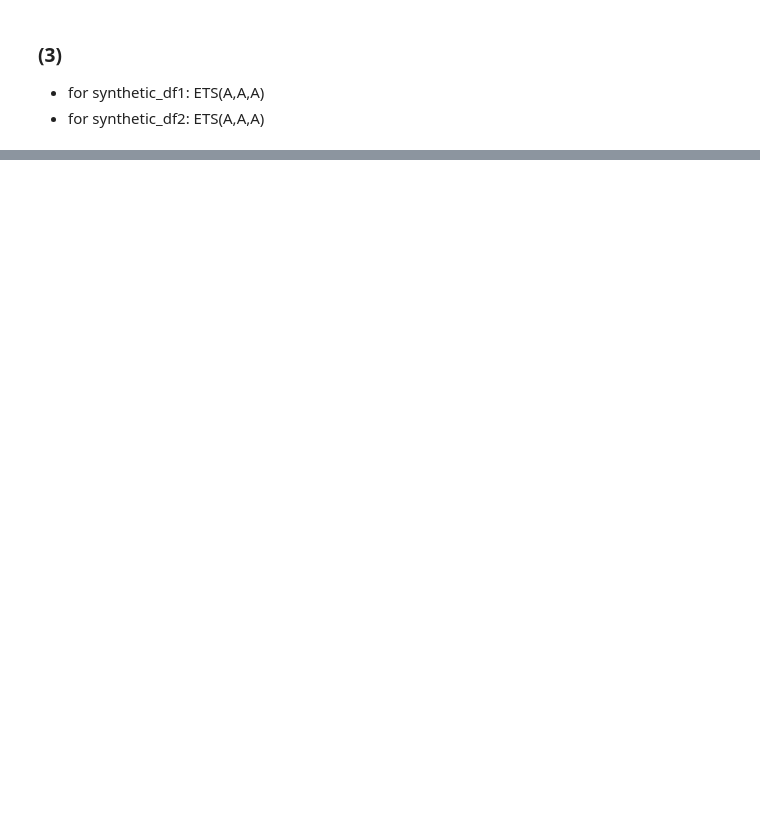
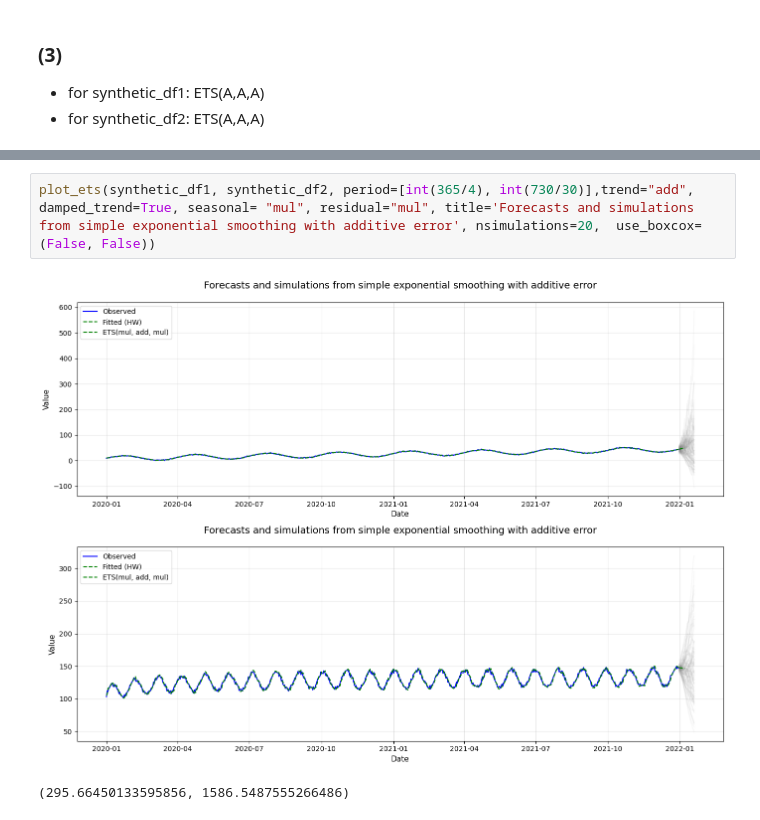
Before and after one commit to Rishabh-HSLU/HSLU_Time_Series_Analysis, a Jupyter notebook: submission/week6.ipynb, the cells around one changed output, grey strips where cells are left out. Cells and saved outputs as stored; diff of their text form; blank space fills up the shorter version.

```diff
--- a/submission/week6.ipynb
+++ b/submission/week6.ipynb
@@ -329,0 +105,5 @@ plot_ets(synthetic_df1, synthetic_df2, period=[int(365/4), int(730/30)],trend="a
+# %%
+plot_ets(synthetic_df1, synthetic_df2, period=[int(365/4), int(730/30)],trend="add", damped_trend=True, seasonal= "mul", residual="mul", title='Forecasts and simulations from simple exponential smoothing with additive error', nsimulations=20,  use_boxcox=(False, False))
+# %% [output]
+[figure, added]
+(295.66450133595856, 1586.5487555266486)
```
Also changed, not shown: parts of 41 cells of this notebook, 2 other files.
